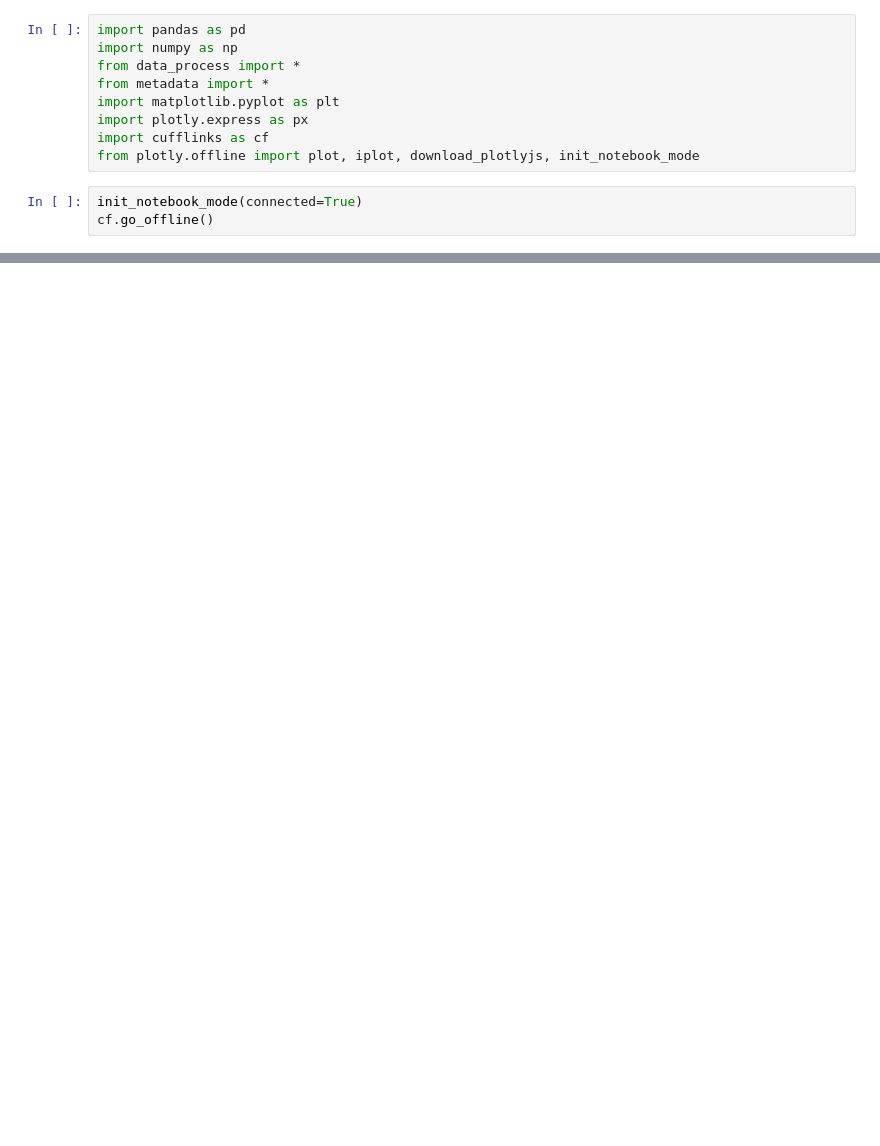
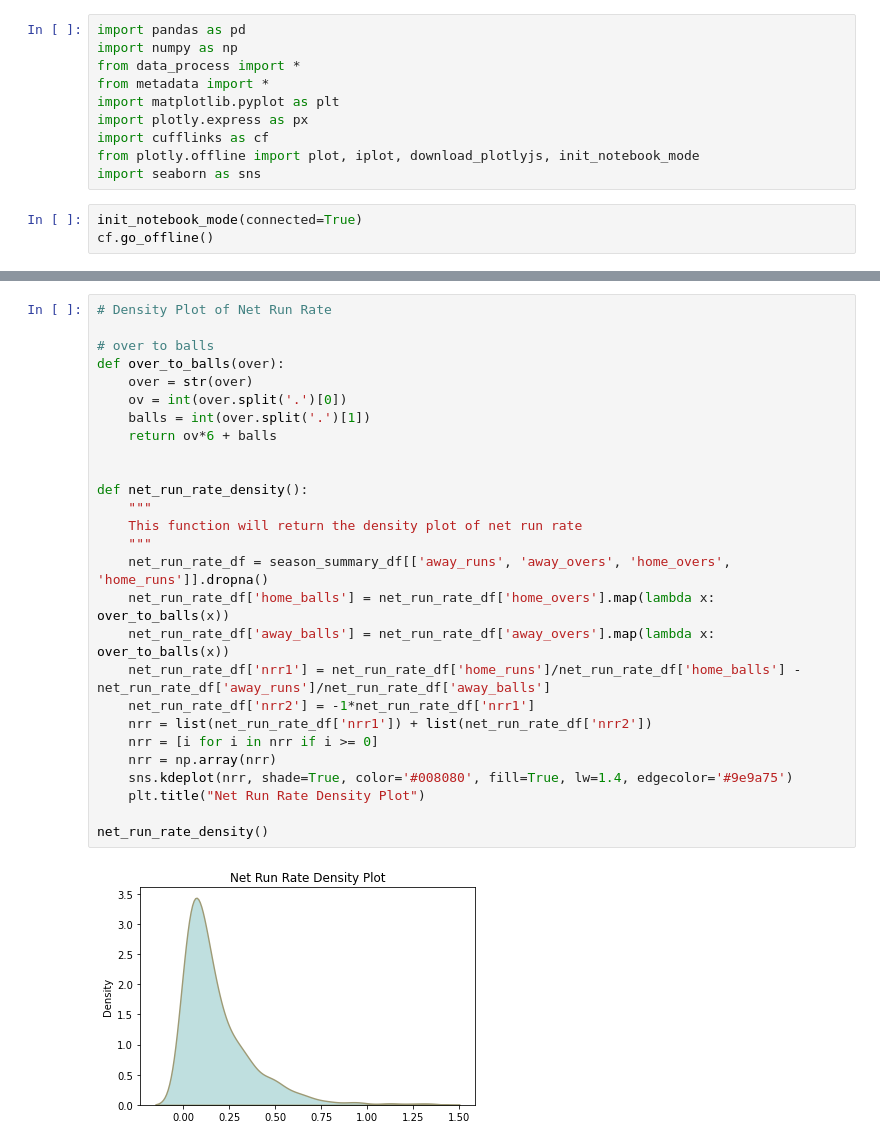
Before and after one commit to RohitRanjangit/IPlDataAnalysis, a Jupyter notebook: src/overall.ipynb, the cells around one changed output, grey strips where cells are left out. Cells and saved outputs as stored; diff of their text form; blank space fills up the shorter version.

```diff
--- a/src/overall.ipynb
+++ b/src/overall.ipynb
@@ -7,6 +7,7 @@ import matplotlib.pyplot as plt
 import plotly.express as px
 import cufflinks as cf
 from plotly.offline import plot, iplot, download_plotlyjs, init_notebook_mode
+import seaborn as sns
 # %%
 init_notebook_mode(connected=True)
 cf.go_offline()
@@ -46,3 +47,32 @@ def ground_toss_decision():
 ground_toss_decision().iplot(kind='bar', x='venue_name', y=['bat_first_percentage','bowl_first_percentage'], title='Ground Toss Decision', barmode='group')
 # %% [output]
 [interactive output not drawn]
+# %%
+# Density Plot of Net Run Rate
+
+# over to balls
+def over_to_balls(over):
+    over = str(over)
+    ov = int(over.split('.')[0])
+    balls = int(over.split('.')[1])
+    return ov*6 + balls
+
+
+def net_run_rate_density():
+    """
+    This function will return the density plot of net run rate
+    """
+    net_run_rate_df = season_summary_df[['away_runs', 'away_overs', 'home_overs', 'home_runs']].dropna()
+    net_run_rate_df['home_balls'] = net_run_rate_df['home_overs'].map(lambda x: over_to_balls(x))
+    net_run_rate_df['away_balls'] = net_run_rate_df['away_overs'].map(lambda x: over_to_balls(x))
+    net_run_rate_df['nrr1'] = net_run_rate_df['home_runs']/net_run_rate_df['home_balls'] - net_run_rate_df['away_runs']/net_run_rate_df['away_balls']
+    net_run_rate_df['nrr2'] = -1*net_run_rate_df['nrr1']
+    nrr = list(net_run_rate_df['nrr1']) + list(net_run_rate_df['nrr2'])
+    nrr = [i for i in nrr if i >= 0]
+    nrr = np.array(nrr)
+    sns.kdeplot(nrr, shade=True, color='#008080', fill=True, lw=1.4, edgecolor='#9e9a75')
+    plt.title("Net Run Rate Density Plot")
+
+net_run_rate_density()
+# %% [output]
+[figure, added]
```
Also changed, not shown: parts of 1 cell of this notebook, 1 other file.
